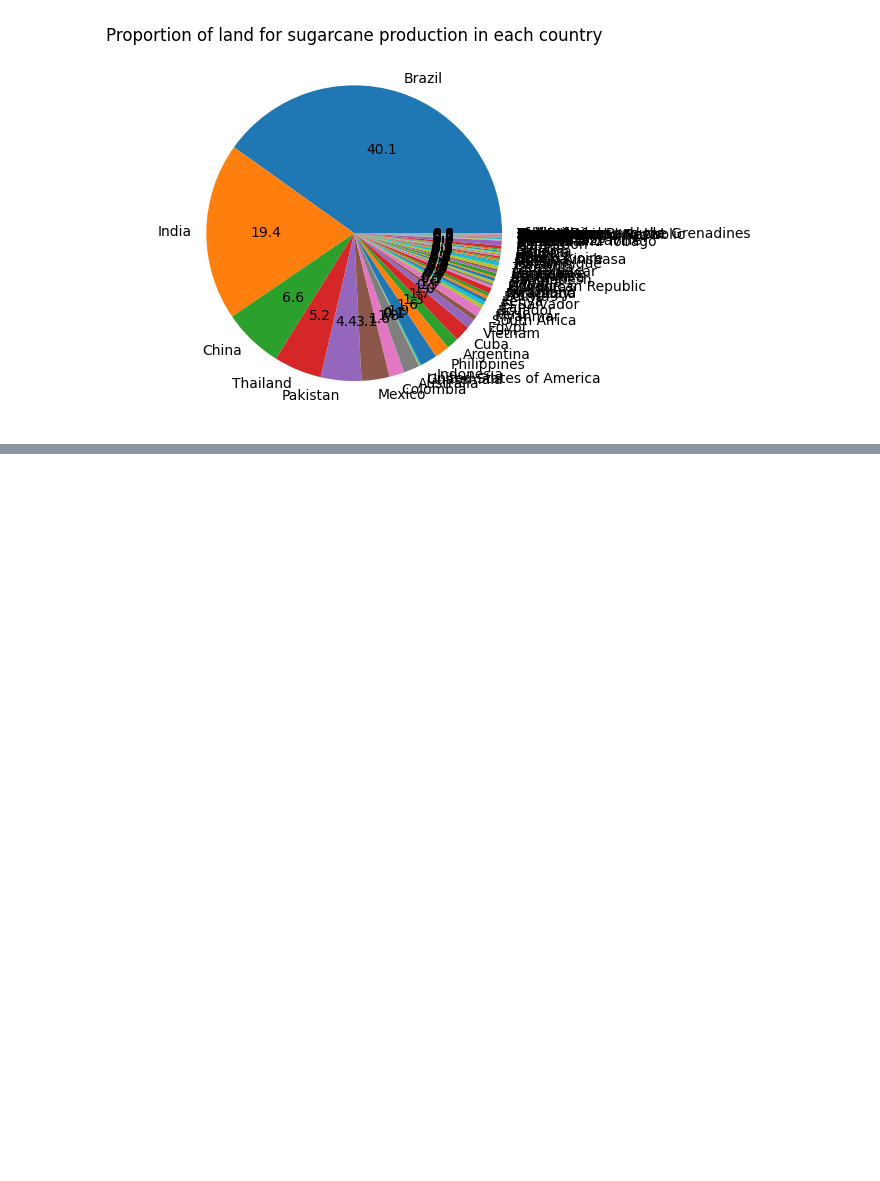
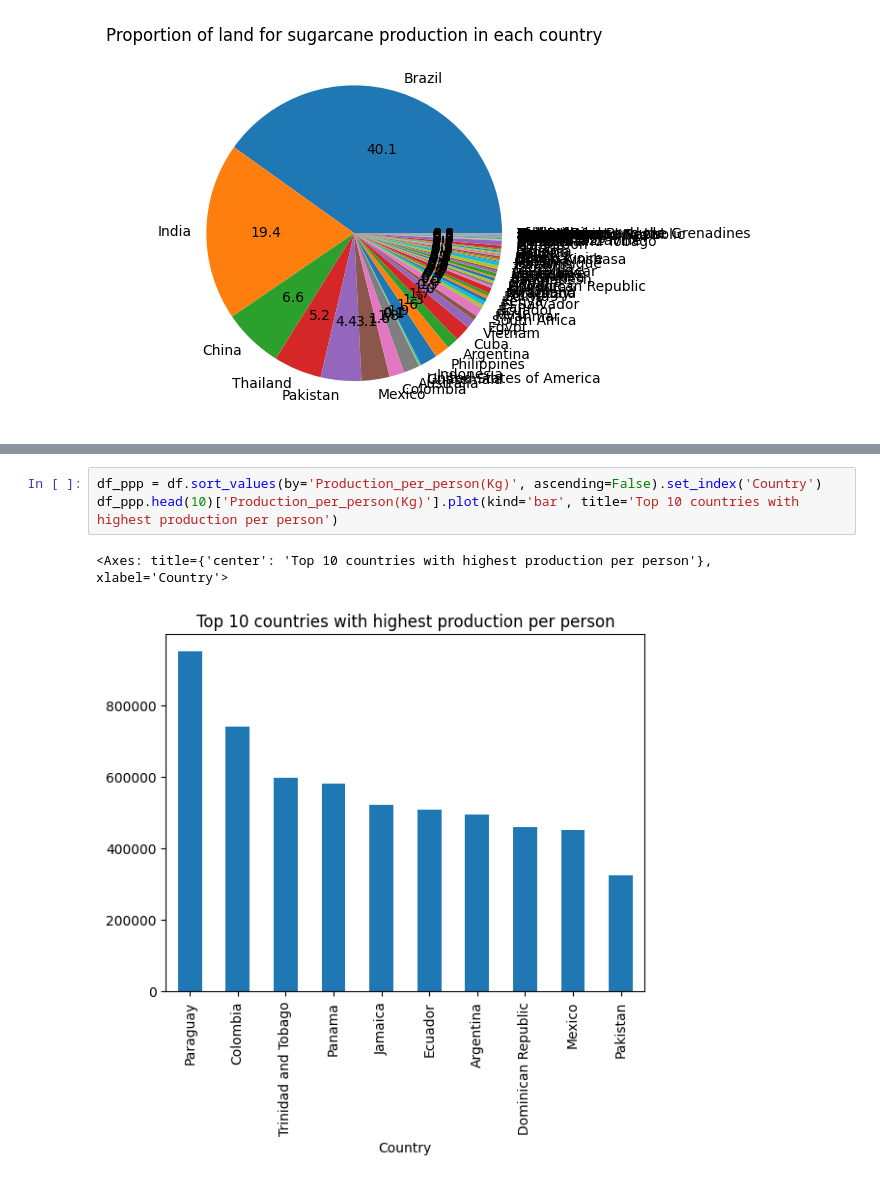
Before and after one commit to rishikeshpaulcode/sugarcane_eda, a Jupyter notebook: sugarcane-eda.ipynb, the cells around one changed output, grey strips where cells are left out. Saved outputs shown, nothing was run; the diff lists cells and outputs as text; blank space fills up the shorter version.

```diff
--- a/sugarcane-eda.ipynb
+++ b/sugarcane-eda.ipynb
@@ -347,0 +345,6 @@ plt.show()
+# %%
+df_ppp = df.sort_values(by='Production_per_person(Kg)', ascending=False).set_index('Country')
+df_ppp.head(10)['Production_per_person(Kg)'].plot(kind='bar', title='Top 10 countries with highest production per person')
+# %% [output]
+<Axes: title={'center': 'Top 10 countries with highest production per person'}, xlabel='Country'>
+[figure, added]
```
Also changed, not shown: parts of 19 cells of this notebook.
